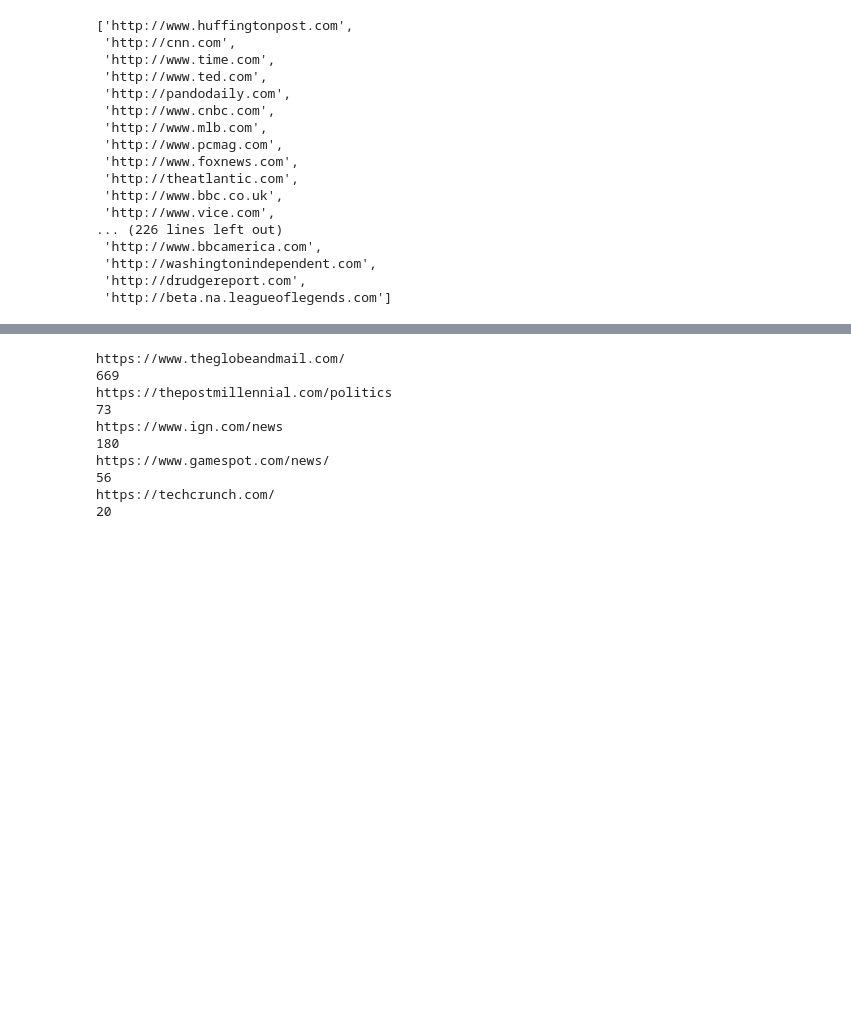
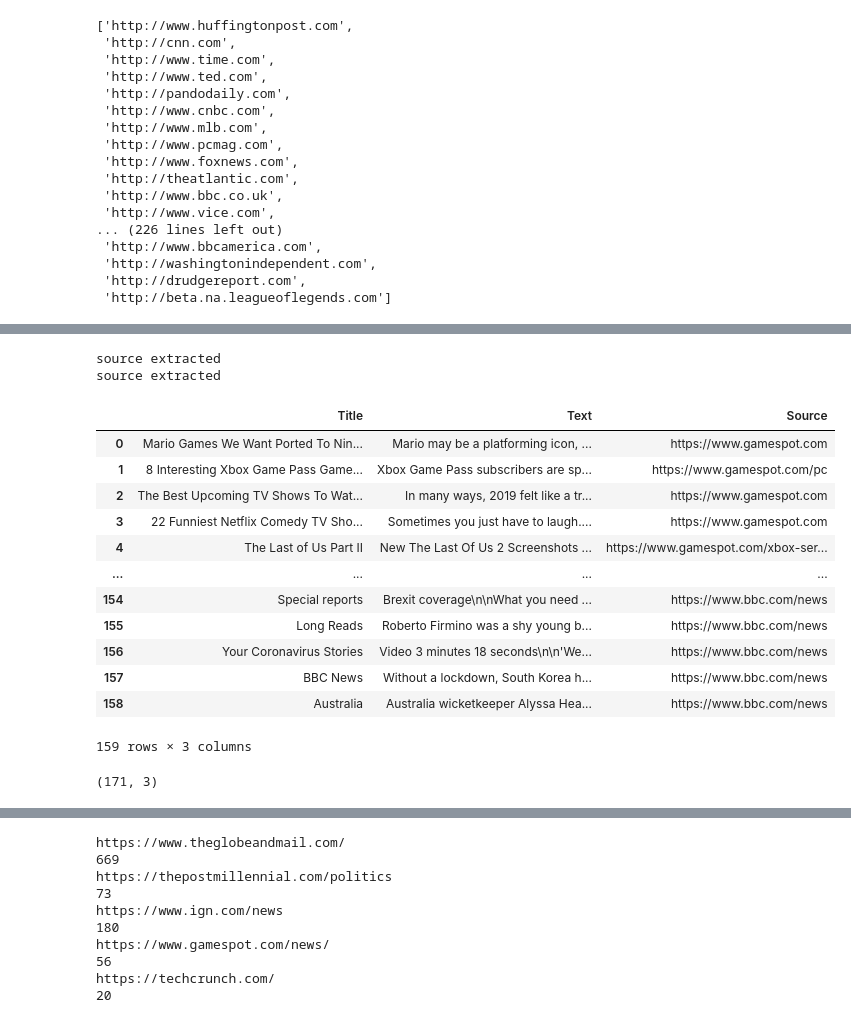
Before and after one commit to andrewhnberry/nlp_lda_media_bias_capstone, a Jupyter notebook: Code/1 - Data Gathering.ipynb, the cells around one changed output, grey strips where cells are left out. Drawn from its saved outputs; the diff is of its cells as text; code cells hidden in the pictures; blank space fills up the shorter version.

```diff
--- a/Code/1 - Data Gathering.ipynb
+++ b/Code/1 - Data Gathering.ipynb
@@ -77,9 +98,8 @@ sources = ["https://www.theglobeandmail.com/", "https://thepostmillennial.com/po
 # %%
 from newspaper import news_pool
 # %%
-ign_paper = newspaper.build('https://www.ign.com')
-tc_paper = newspaper.build('http://techcrunch.com')
-
-papers = [slate_paper, tc_paper, espn_paper]
-news_pool.set(papers, threads_per_source=4) # (3*2) = 6 threads total
+gamespot = newspaper.build('https://www.gamespot.com/news/', memoize_articles=False)
+bbc = newspaper.build("https://www.bbc.com/news", memoize_articles=False)
+papers = [gamespot, bbc]
+news_pool.set(papers, threads_per_source=4)
 news_pool.join()
@@ -85,0 +110,53 @@ news_pool.join()
+# %%
+#Create our final dataframe
+df_articles = pd.DataFrame()
+
+#Create a download limit per sources
+limit = 100
+
+for source in papers:
+    #tempoary lists to store each element we want to extract
+    list_title = []
+    list_text = []
+    list_source =[]
+
+    count = 0
+
+    for article_extract in source.articles:
+        article_extract.parse()
+
+        if count > limit:
+            break
+
+        #appending the elements we want to extract
+        list_title.append(article_extract.title)
+        list_text.append(article_extract.text)
+        list_source.append(article_extract.source_url)
+
+        #Update count
+        count +=1
+
+
+    df_temp = pd.DataFrame({'Title': list_title, 'Text': list_text, 'Source': list_source})
+    #Append to the final DataFrame
+    df_articles = df_articles.append(df_temp, ignore_index = True)
+    print('source extracted')
+# %% [output]
+source extracted
+source extracted
+# %%
+df_articles
+# %% [output]
+|  | Title | Text | Source |
+| 0 | Mario Games We Want Ported To Nin... | Mario may be a platforming icon, ... | https://www.gamespot.com |
+| 1 | 8 Interesting Xbox Game Pass Game... | Xbox Game Pass subscribers are sp... | https://www.gamespot.com/pc |
+| 2 | The Best Upcoming TV Shows To Wat... | In many ways, 2019 felt like a tr... | https://www.gamespot.com |
+| 3 | 22 Funniest Netflix Comedy TV Sho... | Sometimes you just have to laugh.... | https://www.gamespot.com |
+| 4 | The Last of Us Part II | New The Last Of Us 2 Screenshots ... | https://www.gamespot.com/xbox-ser... |
+| ... | ... | ... | ... |
+| 154 | Special reports | Brexit coverage\n\nWhat you need ... | https://www.bbc.com/news |
+| 155 | Long Reads | Roberto Firmino was a shy young b... | https://www.bbc.com/news |
+| 156 | Your Coronavirus Stories | Video 3 minutes 18 seconds\n\n'We... | https://www.bbc.com/news |
+| 157 | BBC News | Without a lockdown, South Korea h... | https://www.bbc.com/news |
+| 158 | Australia | Australia wicketkeeper Alyssa Hea... | https://www.bbc.com/news |
+159 rows × 3 columns
@@ -85,0 +174,4 @@ news_pool.join()
+# %%
+df_list_full_2.shape
+# %% [output]
+(171, 3)
```
Also changed, not shown: parts of 14 cells of this notebook, 7 other files.
